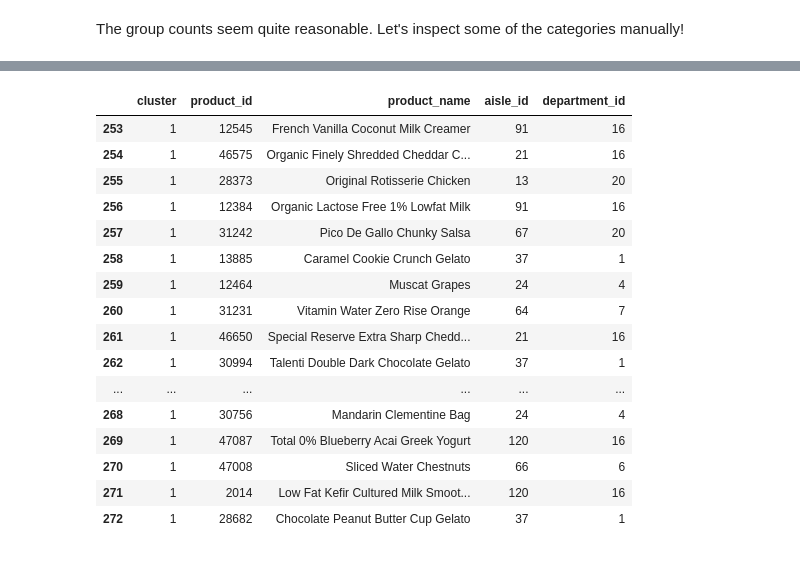
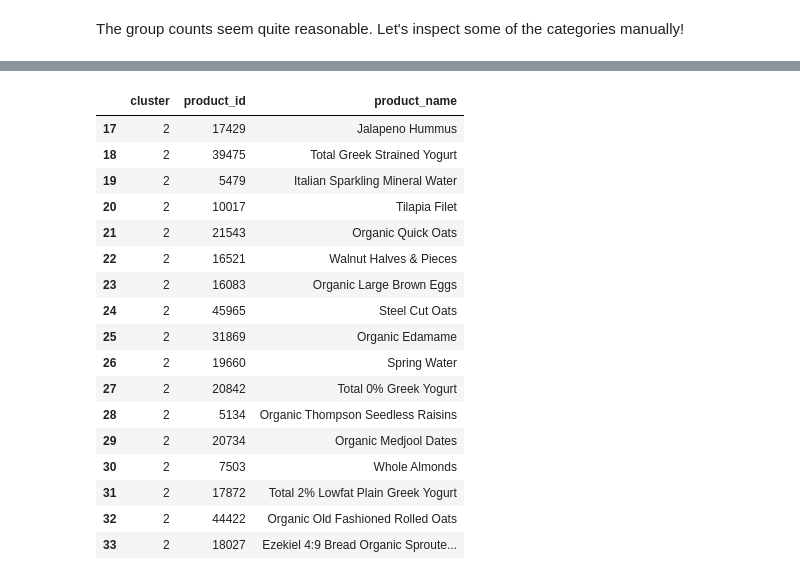
Before and after one commit to raychn1997/grocery-item-clustering, a Jupyter notebook: clustering-v2.ipynb, the cells around one changed output, grey strips where cells are left out. Drawn from its saved outputs; the diff is of its cells as text; code cells hidden in the pictures.

```diff
--- a/clustering-v2.ipynb
+++ b/clustering-v2.ipynb
@@ -102,14 +93,12 @@ A range between 8 and 20 would probably be a good start since we don't want to m
 # %%
 cluster_inertia = []
-for i in range(8, 20):
+for i in range(100, 220, 20):
     model = KMeans(n_clusters=i)
     model.fit(data_clustering)
     cluster_inertia.append(model.inertia_)
 
-plt.plot(range(8, 20), cluster_inertia)
+plt.plot(range(100, 220, 20), cluster_inertia)
 plt.xlabel('Number of Clusters')
 plt.ylabel('Inertia')
 plt.show()
-
-hide_toggle()
 # %% [output]
@@ -121,10 +110,9 @@ Let's now plug in k=14 and get our clusters!
 # %%
-kmeans = KMeans(n_clusters=14)
+kmeans = KMeans(n_clusters=200)
 
 clusters = kmeans.fit_predict(data_clustering)
 final_clusters = pd.DataFrame({'cluster':clusters,
                                'product_id':df.columns})
 df_cluster = final_clusters.sort_values('cluster')
 df_cluster = pd.merge(df_cluster, df_products, how='left', on='product_id')
-
-hide_toggle()
+df_cluster = df_cluster.drop(['aisle_id', 'department_id'], axis=1)
@@ -191,21 +162,22 @@ df_cluster.query('cluster == 0').head(20)
 # %%
-df_cluster.query('cluster == 1').head(20)
+df_cluster.query('cluster == 2')
 # %% [output]
-|  | cluster | product_id | product_name | aisle_id | department_id |
-| 253 | 1 | 12545 | French Vanilla Coconut Milk Creamer | 91 | 16 |
-| 254 | 1 | 46575 | Organic Finely Shredded Cheddar C... | 21 | 16 |
-| 255 | 1 | 28373 | Original Rotisserie Chicken | 13 | 20 |
-| 256 | 1 | 12384 | Organic Lactose Free 1% Lowfat Milk | 91 | 16 |
-| 257 | 1 | 31242 | Pico De Gallo Chunky Salsa | 67 | 20 |
-| 258 | 1 | 13885 | Caramel Cookie Crunch Gelato | 37 | 1 |
-| 259 | 1 | 12464 | Muscat Grapes | 24 | 4 |
-| 260 | 1 | 31231 | Vitamin Water Zero Rise Orange | 64 | 7 |
-| 261 | 1 | 46650 | Special Reserve Extra Sharp Chedd... | 21 | 16 |
-| 262 | 1 | 30994 | Talenti Double Dark Chocolate Gelato | 37 | 1 |
-| ... | ... | ... | ... | ... | ... |
-| 268 | 1 | 30756 | Mandarin Clementine Bag | 24 | 4 |
-| 269 | 1 | 47087 | Total 0% Blueberry Acai Greek Yogurt | 120 | 16 |
-| 270 | 1 | 47008 | Sliced Water Chestnuts | 66 | 6 |
-| 271 | 1 | 2014 | Low Fat Kefir Cultured Milk Smoot... | 120 | 16 |
-| 272 | 1 | 28682 | Chocolate Peanut Butter Cup Gelato | 37 | 1 |
+|  | cluster | product_id | product_name |
+| 17 | 2 | 17429 | Jalapeno Hummus |
+| 18 | 2 | 39475 | Total Greek Strained Yogurt |
+| 19 | 2 | 5479 | Italian Sparkling Mineral Water |
+| 20 | 2 | 10017 | Tilapia Filet |
+| 21 | 2 | 21543 | Organic Quick Oats |
+| 22 | 2 | 16521 | Walnut Halves & Pieces |
+| 23 | 2 | 16083 | Organic Large Brown Eggs |
+| 24 | 2 | 45965 | Steel Cut Oats |
+| 25 | 2 | 31869 | Organic Edamame |
+| 26 | 2 | 19660 | Spring Water |
+| 27 | 2 | 20842 | Total 0% Greek Yogurt |
+| 28 | 2 | 5134 | Organic Thompson Seedless Raisins |
+| 29 | 2 | 20734 | Organic Medjool Dates |
+| 30 | 2 | 7503 | Whole Almonds |
+| 31 | 2 | 17872 | Total 2% Lowfat Plain Greek Yogurt |
+| 32 | 2 | 44422 | Organic Old Fashioned Rolled Oats |
+| 33 | 2 | 18027 | Ezekiel 4:9 Bread Organic Sproute... |
 # %%
```
Also changed, not shown: parts of 15 cells of this notebook, 3 other files.
